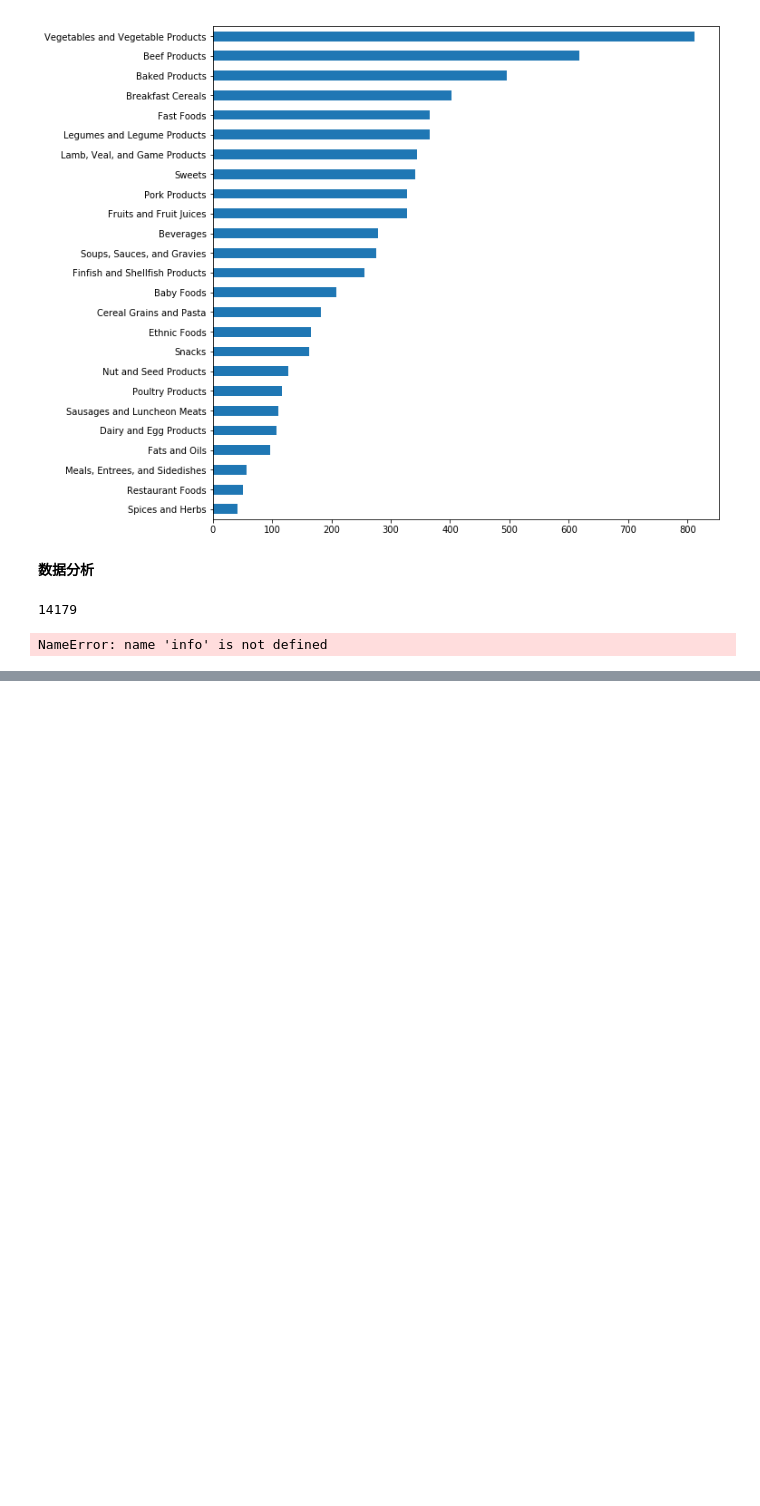
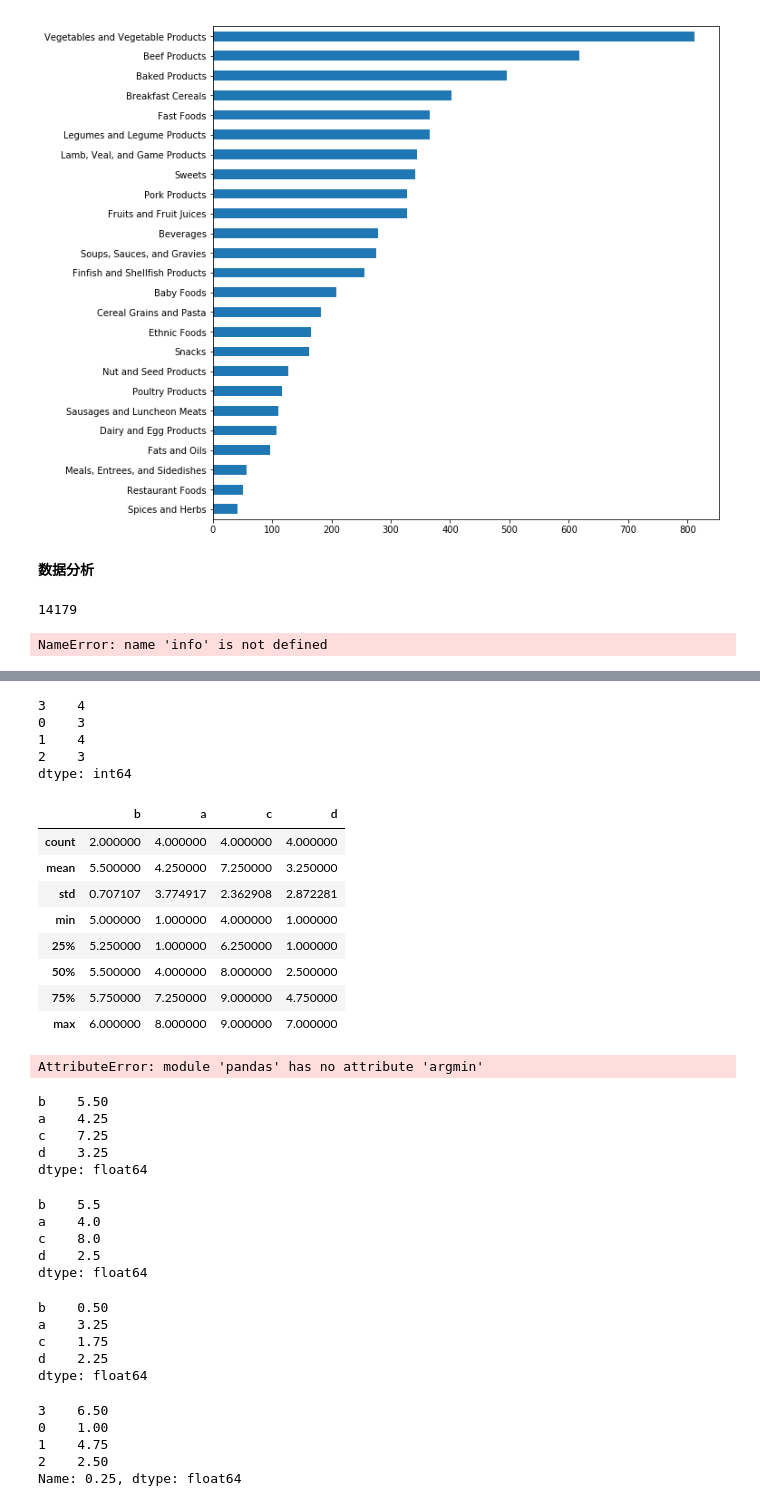
Before and after one commit to JacobWongUED/DataScience-100-Days, a Jupyter notebook: 01_利用Python进行数据分析/02_数据规整化.ipynb, the cells around one changed output, grey strips where cells are left out. Saved outputs shown, nothing was run; the diff lists cells and outputs as text; code cells hidden in the pictures; blank space fills up the shorter version.

Commit message:
pandas总结

```diff
--- a/01_利用Python进行数据分析/02_数据规整化.ipynb
+++ b/01_利用Python进行数据分析/02_数据规整化.ipynb
@@ -2275,0 +2280,3 @@ NameError: name 'info' is not defined
+# %%
+df = DataFrame(data=np.random.randint(low=0, high=10, size=(4, 4)), columns=list("bacd"), index=list("3012"))
+df
@@ -2275,0 +2305,3 @@ NameError: name 'info' is not defined
+# %%
+df.iloc[[1, 3], 0] = np.nan
+df
@@ -2275,0 +2416,56 @@ NameError: name 'info' is not defined
+# %%
+df.count(axis=1)
+# %% [output]
+3    4
+0    3
+1    4
+2    3
+dtype: int64
+# %%
+df.describe()
+# %% [output]
+|  | b | a | c | d |
+| count | 2.000000 | 4.000000 | 4.000000 | 4.000000 |
+| mean | 5.500000 | 4.250000 | 7.250000 | 3.250000 |
+| std | 0.707107 | 3.774917 | 2.362908 | 2.872281 |
+| min | 5.000000 | 1.000000 | 4.000000 | 1.000000 |
+| 25% | 5.250000 | 1.000000 | 6.250000 | 1.000000 |
+| 50% | 5.500000 | 4.000000 | 8.000000 | 2.500000 |
+| 75% | 5.750000 | 7.250000 | 9.000000 | 4.750000 |
+| max | 6.000000 | 8.000000 | 9.000000 | 7.000000 |
+# %%
+pd.argmin(df)
+# %% [output]
+AttributeError: module 'pandas' has no attribute 'argmin'
+# %%
+df.mean()
+# %% [output]
+b    5.50
+a    4.25
+c    7.25
+d    3.25
+dtype: float64
+# %%
+df.median()
+# %% [output]
+b    5.5
+a    4.0
+c    8.0
+d    2.5
+dtype: float64
+# %%
+df.mad()
+# %% [output]
+b    0.50
+a    3.25
+c    1.75
+d    2.25
+dtype: float64
+# %%
+df.quantile(0.25, axis=1)
+# %% [output]
+3    6.50
+0    1.00
+1    4.75
+2    2.50
+Name: 0.25, dtype: float64
```
Also changed, not shown: parts of 30 cells of this notebook, 1 other file.
